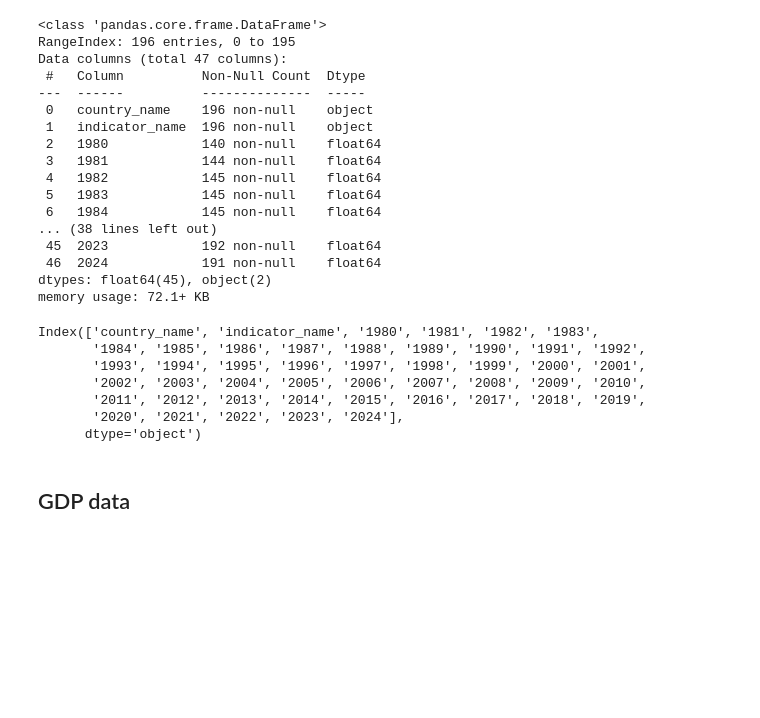
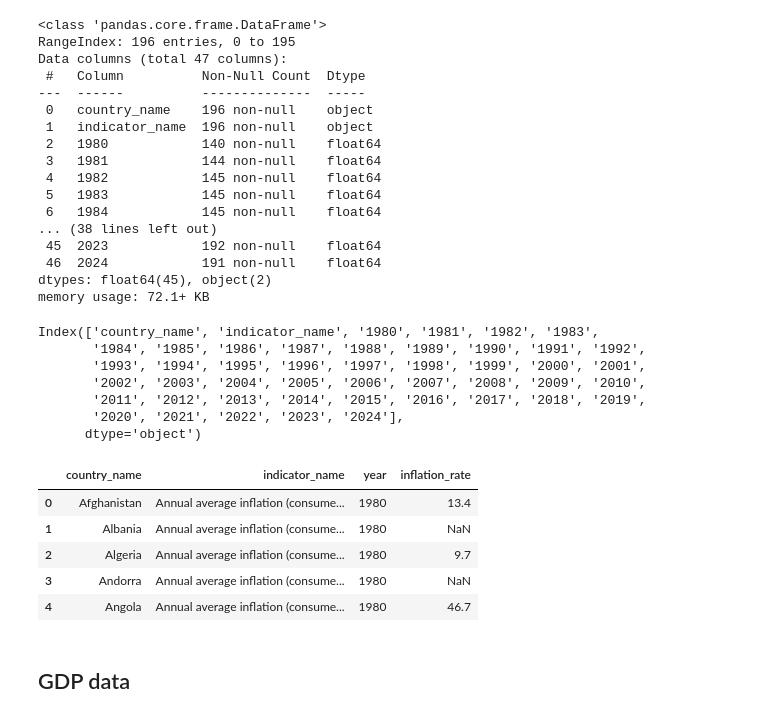
Before and after one commit to umasel/Global_Inflation_Trends_Dashboard, a Jupyter notebook: etl_project3_code.ipynb, the cells around one changed output. Saved outputs shown, nothing was run; the diff lists cells and outputs as text; code cells hidden in the pictures; blank space fills up the shorter version.

```diff
--- a/etl_project3_code.ipynb
+++ b/etl_project3_code.ipynb
@@ -161,3 +161,22 @@ Index(['country_name', 'indicator_name', '1980', '1981', '1982', '1983',
        '2011', '2012', '2013', '2014', '2015', '2016', '2017', '2018', '2019',
        '2020', '2021', '2022', '2023', '2024'],
       dtype='object')
+# %%
+# Melt the DataFrame to long format
+time_series_df = pd.melt(inflation_df,
+                         id_vars=['country_name', 'indicator_name'],
+                         var_name='year',
+                         value_name='inflation_rate')
+
+# Convert year to integer
+time_series_df['year'] = time_series_df['year'].astype(int)
+
+# Check the transformed DataFrame
+time_series_df.head()
+# %% [output]
+|  | country_name | indicator_name | year | inflation_rate |
+| 0 | Afghanistan | Annual average inflation (consume... | 1980 | 13.4 |
+| 1 | Albania | Annual average inflation (consume... | 1980 | NaN |
+| 2 | Algeria | Annual average inflation (consume... | 1980 | 9.7 |
+| 3 | Andorra | Annual average inflation (consume... | 1980 | NaN |
+| 4 | Angola | Annual average inflation (consume... | 1980 | 46.7 |
```
Also changed, not shown: parts of 9 cells of this notebook, 8 other files.
